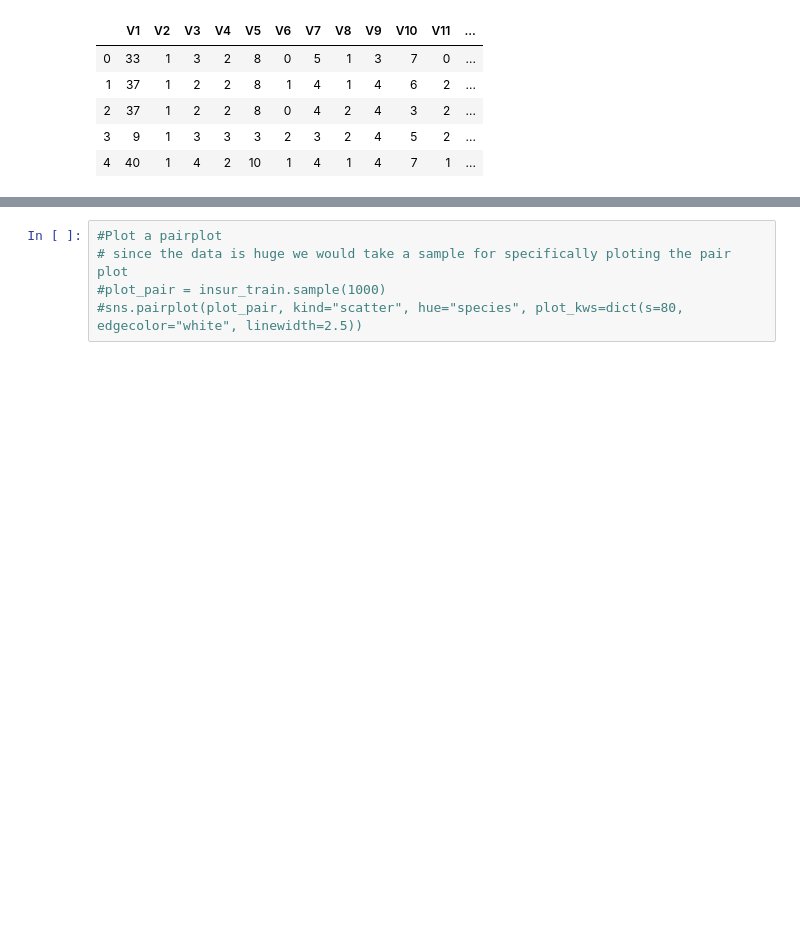
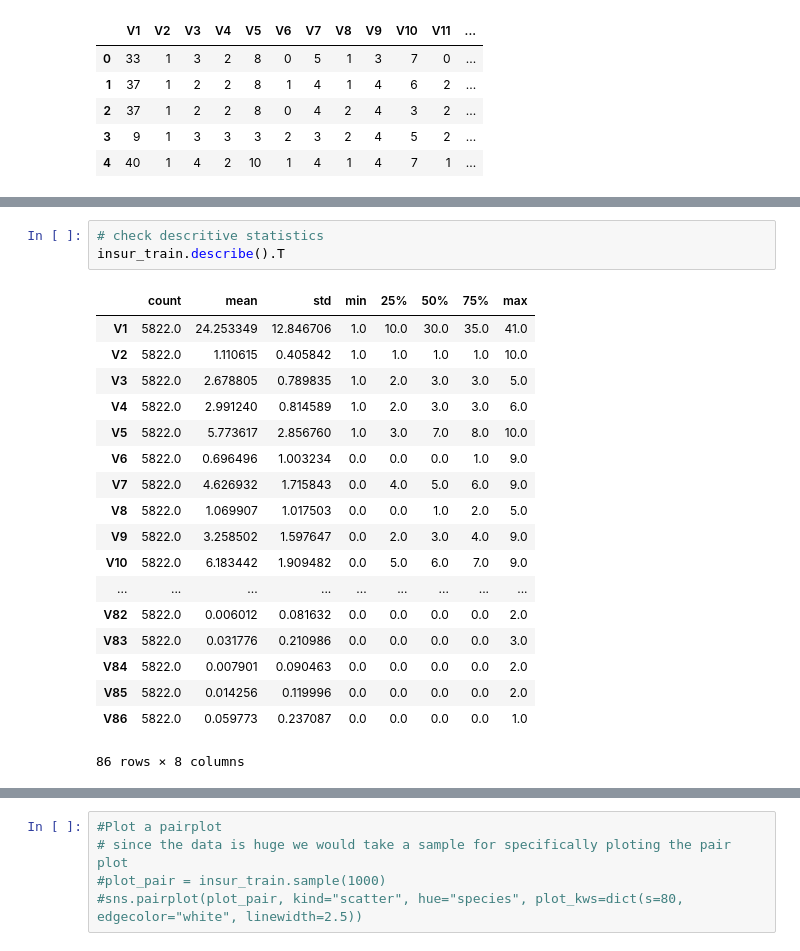
Before and after one commit to ajakaiye33/Data_Science_Proj, a Jupyter notebook: data_science_cap/Project_2.ipynb, the cells around one changed output, grey strips where cells are left out. Cells and saved outputs as stored; diff of their text form; blank space fills up the shorter version.

```diff
--- a/data_science_cap/Project_2.ipynb
+++ b/data_science_cap/Project_2.ipynb
@@ -121,0 +96,22 @@ Name: V86, dtype: int64
+# %%
+# check descritive statistics
+insur_train.describe().T
+# %% [output]
+|  | count | mean | std | min | 25% | 50% | 75% | max |
+| V1 | 5822.0 | 24.253349 | 12.846706 | 1.0 | 10.0 | 30.0 | 35.0 | 41.0 |
+| V2 | 5822.0 | 1.110615 | 0.405842 | 1.0 | 1.0 | 1.0 | 1.0 | 10.0 |
+| V3 | 5822.0 | 2.678805 | 0.789835 | 1.0 | 2.0 | 3.0 | 3.0 | 5.0 |
+| V4 | 5822.0 | 2.991240 | 0.814589 | 1.0 | 2.0 | 3.0 | 3.0 | 6.0 |
+| V5 | 5822.0 | 5.773617 | 2.856760 | 1.0 | 3.0 | 7.0 | 8.0 | 10.0 |
+| V6 | 5822.0 | 0.696496 | 1.003234 | 0.0 | 0.0 | 0.0 | 1.0 | 9.0 |
+| V7 | 5822.0 | 4.626932 | 1.715843 | 0.0 | 4.0 | 5.0 | 6.0 | 9.0 |
+| V8 | 5822.0 | 1.069907 | 1.017503 | 0.0 | 0.0 | 1.0 | 2.0 | 5.0 |
+| V9 | 5822.0 | 3.258502 | 1.597647 | 0.0 | 2.0 | 3.0 | 4.0 | 9.0 |
+| V10 | 5822.0 | 6.183442 | 1.909482 | 0.0 | 5.0 | 6.0 | 7.0 | 9.0 |
+| ... | ... | ... | ... | ... | ... | ... | ... | ... |
+| V82 | 5822.0 | 0.006012 | 0.081632 | 0.0 | 0.0 | 0.0 | 0.0 | 2.0 |
+| V83 | 5822.0 | 0.031776 | 0.210986 | 0.0 | 0.0 | 0.0 | 0.0 | 3.0 |
+| V84 | 5822.0 | 0.007901 | 0.090463 | 0.0 | 0.0 | 0.0 | 0.0 | 2.0 |
+| V85 | 5822.0 | 0.014256 | 0.119996 | 0.0 | 0.0 | 0.0 | 0.0 | 2.0 |
+| V86 | 5822.0 | 0.059773 | 0.237087 | 0.0 | 0.0 | 0.0 | 0.0 | 1.0 |
+86 rows × 8 columns
```
Also changed, not shown: parts of 19 cells of this notebook.
